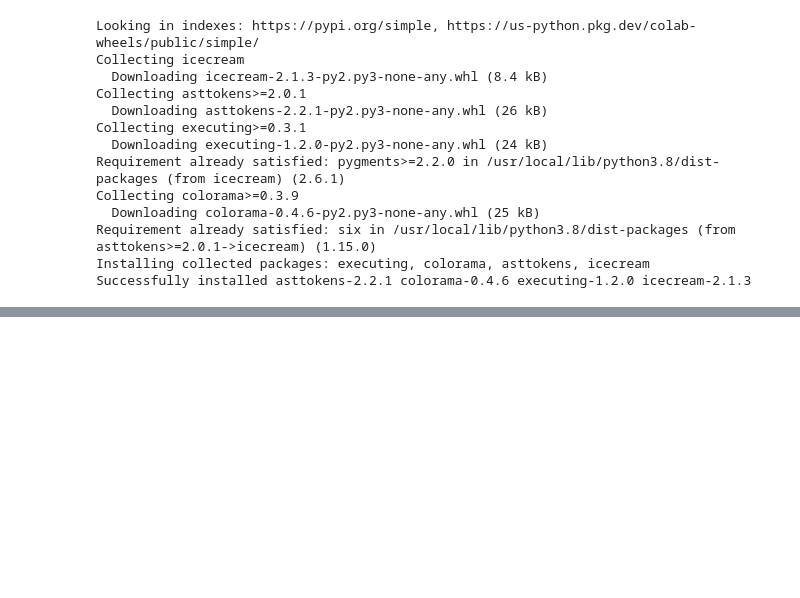
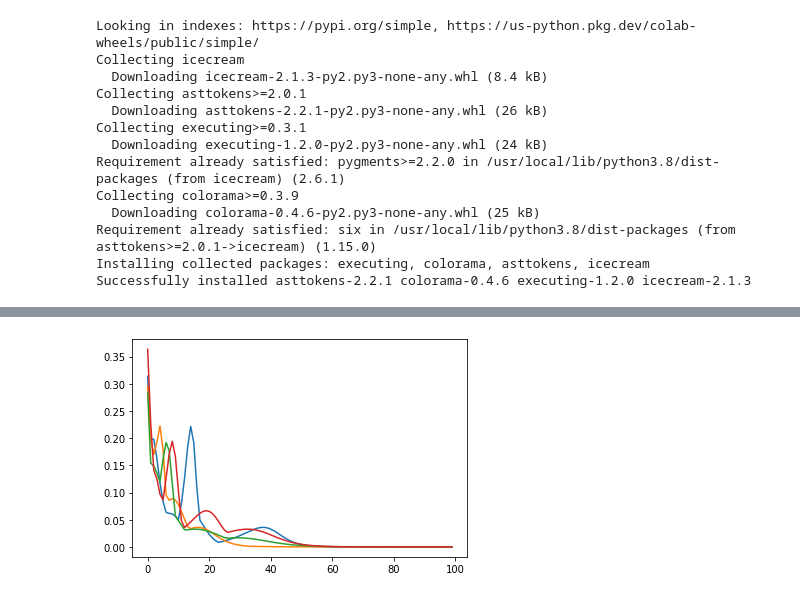
Before and after one commit to matthiasdellago/nanoGPT, a Jupyter notebook: exploring_attention.ipynb, the cells around one changed output, grey strips where cells are left out. Cells and saved outputs as stored; diff of their text form; code cells hidden in the pictures; blank space fills up the shorter version.

Commit message:
Created using Colaboratory: showed convergence of attention!!!

```diff
--- a/exploring_attention.ipynb
+++ b/exploring_attention.ipynb
@@ -35,11 +35,13 @@ import torch
 import torch.nn as nn
 from torch.nn import functional as F
 from icecream import ic
+import matplotlib.pyplot as plt
+
 
 # hyperparameters
 batch_size = 4#16 # how many independent sequences will we process in parallel?
-block_size = 32 # what is the maximum context length for predictions?
-max_iters = 2#5000
+block_size = 16#32 # what is the maximum context length for predictions?
+max_iters = 1#5000
 eval_interval = 100
 learning_rate = 1e-3
 device = 'cuda' if torch.cuda.is_available() else 'cpu'
@@ -48,7 +50,8 @@ n_embd = 16#64
 n_head = 2#4
 n_layer = 2#4
 dropout = 0.0
-att_iterations = 2
+att_iterations = 100
+testing = False
 # ------------
 
 torch.manual_seed(1337)
@@ -122,6 +125,7 @@ class Head(nn.Module):
     def set_record(self, record):
         self.record = record
 
+    @torch.no_grad()
     def attention(self, frame, start, values):
         # another way of computing attention:
         # instead of attention Softmax(<Kx, Qx>/sqrt(d))*Vx
@@ -159,27 +163,53 @@ class Head(nn.Module):
         v = self.value(x) # (B,T,C)
         out = wei @ v # (B, T, T) @ (B, T, C) -> (B, T, C)
 
-        # comute the same thing with attention, to check implementation:
-        # apply all the key and query matrix to one side of the scalar product
-        start = x @ self.query.weight.T @ self.key.weight
-        att_out = self.attention(frame=x, start=start, values=self.value(x))
-        #check if you get the same thing. If not throw error.
-        if not torch.allclose(att_out,out,atol=1e-06):
-          ic(att_out)
-          ic(out)
-          ic(torch.eq(att_out, out))
-          raise Exception("Attention not implemented correctly!")
+        #experiment section: won't affect output and gradients
+        with torch.no_grad():
+          #test attention implementation
+          if testing:
+            # comute the same thing with attention, to check implementation:
+            # apply all the key and query matrix to one side of the scalar product
+            start = x @ self.query.weight.T @ self.key.weight
+            att_out = self.attention(frame=x, start=start, values=self.value(x))
+            #check if you get the same thing. If not throw error.
+            if not torch.allclose(att_out,out,atol=1e-06):
+              ic(att_out)
+              ic(out)
+              ic(torch.eq(att_out, out))
+              raise Exception("Attention not implemented correctly!")
 
-        if self.record:
-          print("recording:")
-          # iterate attention:
-          # simple self attention with KQ but no V Matrix
-          # we need to plug in the attention vectors/frame that are created by K and Q. They're not x!!
-          attractors = self.attention(frame=x,start=start,values=x)
-          for _ in range(att_iterations):
-            # should I plug attractors in as keys or queries?
-            # does it matter?
-            attractors = self.attention(frame=x,start=attractors,values=x)
+          if self.record:
+            print("recording:")
+            # iterate attention:
+            # simple self attention with KQ but no V Matrix
+            # we need to plug in the starting vectors that are created by K and Q^T. They're not x!!
+            start = x @ self.query.weight.T @ self.key.weight
+            positions = self.attention(frame=x,start=start,values=x)
+
+            # let the  attention do its thing and it iterate a few times.
+            # we expect fast convergence due to exponentials.
+
+            # track the delta to see how fast they converge.
+            max_delta = []
+
+            for _ in range(att_iterations):
+              new_positions = self.attention(frame=x,start=positions,values=x)
+              #let's see if they converged: do done more iteration and see how much they move
+              delta=torch.subtract(positions, new_positions).abs()
+              max_delta.append(delta.max())
+              positions = new_positions
+
+            # show convergence!
+            plt.plot(max_delta)
+
+            #let's see if they converged: do done more iteration and see how much they move
+            #diff=torch.subtract(start, self.attention(frame=x,start=position,values=x))
+            #print(diff.max())
+            #histo=torch.histogram(diff, bins=100)
+            #print(histo.hist)
+            # normalize histogram
+            # hist = histo.hist.div(histo.hist.sum())
+            #plt.bar(histo.bin_edges[:-1], histo.hist, align='edge', alpha=.4) # popping the last element from bin edges is an ugly hack. fix later
 
         return out
 
@@ -350,0 +383 @@ yKfFW
+[figure, added]
```
Also changed, not shown: parts of 1 cell of this notebook.
